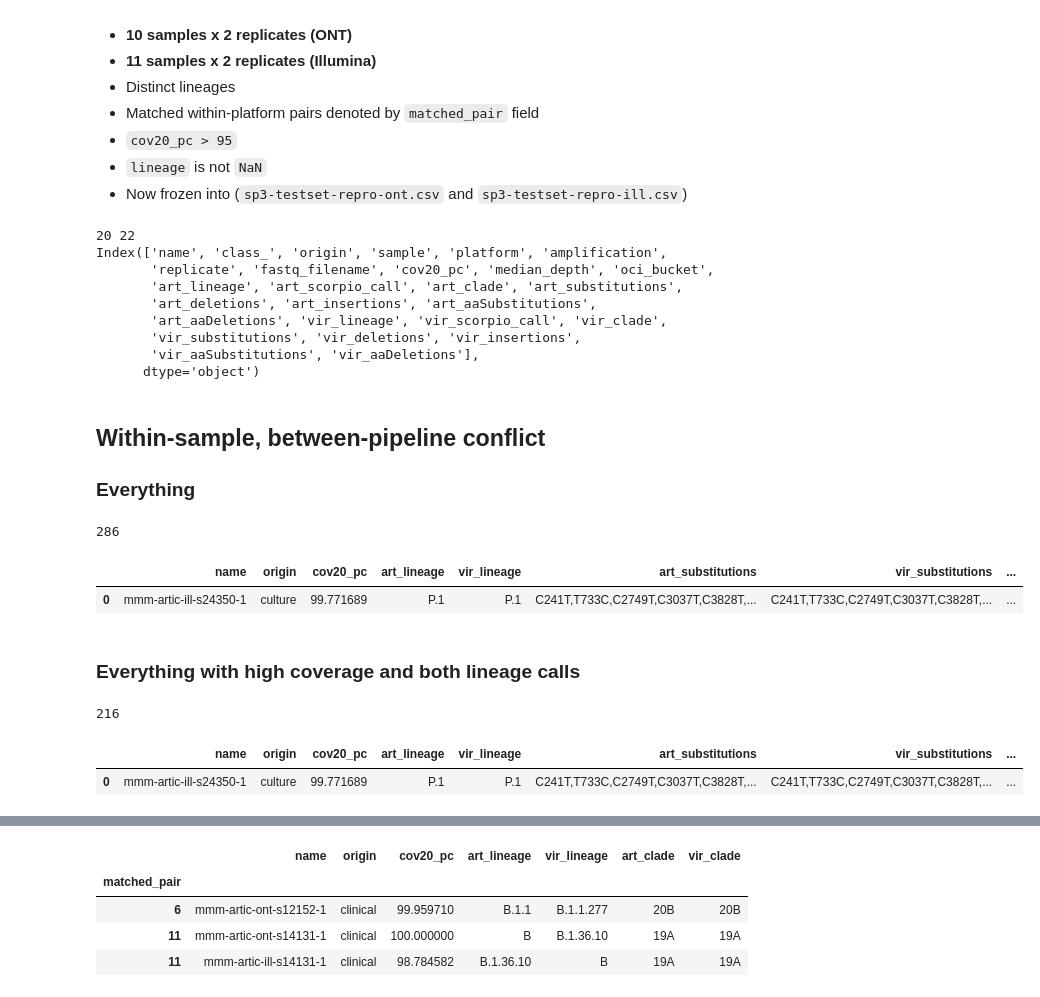
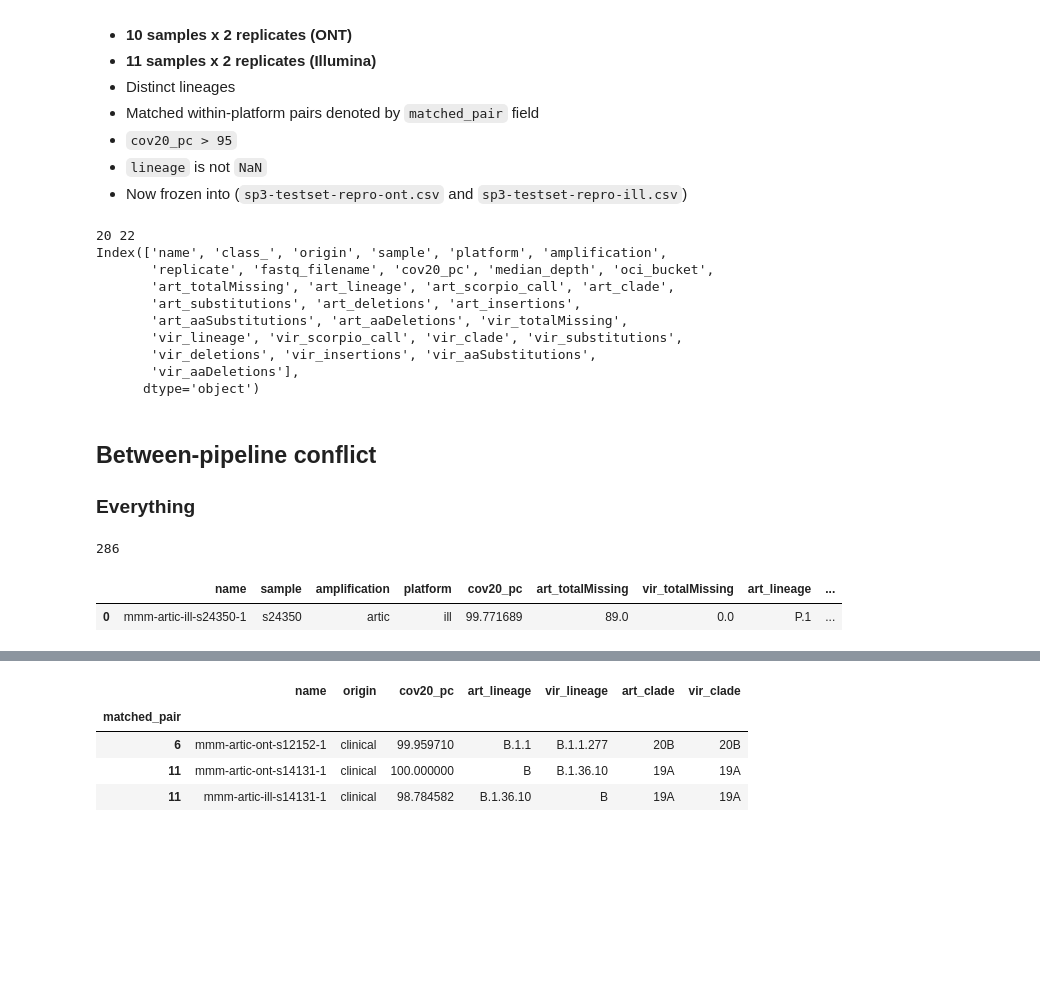
Before and after one commit to GlobalPathogenAnalysisService/gpas-covid-testsets, a Jupyter notebook: mmm-2x2-truth/notebook.ipynb, the cells around one changed output, grey strips where cells are left out. Cells and saved outputs as stored; diff of their text form; code cells hidden in the pictures; blank space fills up the shorter version.

```diff
--- a/mmm-2x2-truth/notebook.ipynb
+++ b/mmm-2x2-truth/notebook.ipynb
@@ -97,22 +101,24 @@ Length: 309
         - Illumina: Connor lab pipeline (COG)
 - Ignores otherwise duplicated records enumerating aln2type types
 # %%
+analysis_report_fields = ['name', 'totalMissing', 'variant_caller', 'lineage', 'scorpio_call', 'clade', 'pangolin_version', 'substitutions', 'insertions', 'deletions', 'aaSubstitutions', 'aaDeletions']
+
 anal_vir_ill_df = pd.read_csv('res/2x2-ill-viridian.9160f2aa-c89a-4f26-add2-7fd1c8739303/analysis/report/illumina/analysisReport.tsv', sep='\t').drop_duplicates('sample name')
 anal_vir_ont_df = pd.read_csv('res/2x2-ont-viridian.969b01b0-7a7e-4966-bece-bd13c2319af1/analysis/report/nanopore/analysisReport.tsv', sep='\t').drop_duplicates('sample name')
 anal_vir_df = (pd.concat([anal_vir_ont_df, anal_vir_ill_df])
                .assign(variant_caller='viridian')
                .rename({'sample name': 'name'}, axis=1)
-               [['name', 'variant_caller', 'lineage', 'scorpio_call', 'clade', 'pangolin_version', 'substitutions', 'insertions', 'deletions', 'aaSubstitutions', 'aaDeletions']]
+               [[*analysis_report_fields]]
                .set_index('name'))
 
 anal_cog_ill_df = pd.read_csv('res/2x2-ill-cog.350d9085-b45d-4849-9d80-47e31c7e70fe/analysis/report/illumina/analysisReport.tsv', sep='\t').drop_duplicates('sample name').assign(variant_caller='cog')
 anal_med_ill_df = pd.read_csv('res/2x2-ont-medaka.d058b11c-3fa0-43e5-aef0-3e5e6591ac1a/analysis/report/nanopore/analysisReport.tsv', sep='\t').drop_duplicates('sample name').assign(variant_caller='cog')
 anal_art_df = (pd.concat([anal_med_ill_df, anal_cog_ill_df])
                .rename({'sample name': 'name'}, axis=1)
-               [['name', 'variant_caller', 'lineage', 'scorpio_call', 'clade', 'pangolin_version', 'substitutions', 'insertions', 'deletions', 'aaSubstitutions', 'aaDeletions']]
+               [[*analysis_report_fields]]
                .set_index('name'))
 
-comp_columns = ['lineage', 'scorpio_call', 'clade', 'substitutions', 'deletions', 'insertions', 'aaSubstitutions', 'aaDeletions']
+comp_columns = ['totalMissing', 'lineage', 'scorpio_call', 'clade', 'substitutions', 'deletions', 'insertions', 'aaSubstitutions', 'aaDeletions']
 comp_df = (anal_art_df[[*comp_columns]]
            .rename({c:f'art_{c}' for c in comp_columns}, axis=1)
            .join(anal_vir_df[[*comp_columns]]
@@ -264,60 +278,49 @@ print(repro_subset_df.columns)
 20 22
 Index(['name', 'class_', 'origin', 'sample', 'platform', 'amplification',
        'replicate', 'fastq_filename', 'cov20_pc', 'median_depth', 'oci_bucket',
-       'art_lineage', 'art_scorpio_call', 'art_clade', 'art_substitutions',
-       'art_deletions', 'art_insertions', 'art_aaSubstitutions',
-       'art_aaDeletions', 'vir_lineage', 'vir_scorpio_call', 'vir_clade',
-       'vir_substitutions', 'vir_deletions', 'vir_insertions',
-       'vir_aaSubstitutions', 'vir_aaDeletions'],
+       'art_totalMissing', 'art_lineage', 'art_scorpio_call', 'art_clade',
+       'art_substitutions', 'art_deletions', 'art_insertions',
+       'art_aaSubstitutions', 'art_aaDeletions', 'vir_totalMissing',
+       'vir_lineage', 'vir_scorpio_call', 'vir_clade', 'vir_substitutions',
+       'vir_deletions', 'vir_insertions', 'vir_aaSubstitutions',
+       'vir_aaDeletions'],
       dtype='object')
 # %% [markdown]
-## Within-sample, between-pipeline conflict
+## Between-pipeline conflict
 ### Everything
 # %%
-tmp_df = meta_df[['name', 'origin', 'cov20_pc', 'art_lineage', 'vir_lineage', 'art_substitutions', 'vir_substitutions', 'art_deletions', 'vir_deletions', 'art_insertions', 'vir_insertions']].copy()
+tmp_df = meta_df[['name', 'sample', 'amplification', 'platform', 'cov20_pc', 'art_totalMissing', 'vir_totalMissing', 'art_lineage', 'vir_lineage', 'art_substitutions', 'vir_substitutions', 'art_deletions', 'vir_deletions', 'art_insertions', 'vir_insertions']].copy()
 
 names_conflict_lineage = {}
 names_conflict_sub = {}
 names_conflict_del = {}
 names_conflict_ins = {}
 
 for r in tmp_df.fillna('').to_dict('records'):
     art_lineage = set(r['art_lineage'].split(','))
     vir_lineage = set(r['vir_lineage'].split(','))
     art_sub = set(r['art_substitutions'].split(','))
     vir_sub = set(r['vir_substitutions'].split(','))
     art_del = set(r['art_deletions'].split(','))
     vir_del = set(r['vir_deletions'].split(','))
     art_ins = set(r['art_insertions'].split(','))
     vir_ins = set(r['vir_insertions'].split(','))
     names_conflict_lineage[r['name']] = ','.join(filter(None, art_lineage^vir_lineage))  # Filter removes empty strings
     names_conflict_sub[r['name']] = ','.join(filter(None, art_sub^vir_sub))  # Filter removes empty strings
     names_conflict_del[r['name']] = ','.join(filter(None, art_del^vir_del))  # Filter removes empty strings
     names_conflict_ins[r['name']] = ','.join(filter(None, art_ins^vir_ins))  # Filter removes empty strings
 
 tmp_df['conflicting_lineages'] = tmp_df['name'].map(names_conflict_lineage)
 tmp_df['conflicting_substitutions'] = tmp_df['name'].map(names_conflict_sub)
 tmp_df['conflicting_deletions'] = tmp_df['name'].map(names_conflict_del)
 tmp_df['conflicting_insertions'] = tmp_df['name'].map(names_conflict_ins)
 tmp_df.fillna('', inplace=True)
 
-# within_sample_conflicts_df = tmp_df[['name', 'origin', 'cov20_pc', 'conflicting_lineages', 'conflicting_substitutions', 'conflicting_deletions', 'conflicting_insertions']].copy()
-within_sample_conflicts_df = tmp_df.copy()
-print(within_sample_conflicts_df.shape[0])
-within_sample_conflicts_df.head(1)
+# between_pipeline_conflicts_df = tmp_df[['name', 'origin', 'cov20_pc', 'conflicting_lineages', 'conflicting_substitutions', 'conflicting_deletions', 'conflicting_insertions']].copy()
+between_pipeline_conflicts_df = tmp_df.copy()
+print(between_pipeline_conflicts_df.shape[0])
+between_pipeline_conflicts_df.head(1)
 # %% [output]
 286
-|  | name | origin | cov20_pc | art_lineage | vir_lineage | art_substitutions | vir_substitutions | ... |
-| 0 | mmm-artic-ill-s24350-1 | culture | 99.771689 | P.1 | P.1 | C241T,T733C,C2749T,C3037T,C3828T,... | C241T,T733C,C2749T,C3037T,C3828T,... | ... |
+|  | name | sample | amplification | platform | cov20_pc | art_totalMissing | vir_totalMissing | art_lineage | ... |
+| 0 | mmm-artic-ill-s24350-1 | s24350 | artic | ill | 99.771689 | 89.0 | 0.0 | P.1 | ... |
-# %% [markdown]
-### Everything with high coverage and both lineage calls
-# %%
-all_names_passing_qc = df.set_index('name')[['cov20_pc']].join(comp_df.dropna(subset=['art_lineage', 'vir_lineage']), how='inner').index
-within_sample_conflicts_passing_df = within_sample_conflicts_df.query("name in @all_names_passing_qc").copy()
-
-print(within_sample_conflicts_passing_df.shape[0])
-within_sample_conflicts_passing_df.head(1)
-# %% [output]
-216
-|  | name | origin | cov20_pc | art_lineage | vir_lineage | art_substitutions | vir_substitutions | ... |
-| 0 | mmm-artic-ill-s24350-1 | culture | 99.771689 | P.1 | P.1 | C241T,T733C,C2749T,C3037T,C3828T,... | C241T,T733C,C2749T,C3037T,C3828T,... | ... |
```
Also changed, not shown: parts of 27 cells of this notebook, 9 other files.
